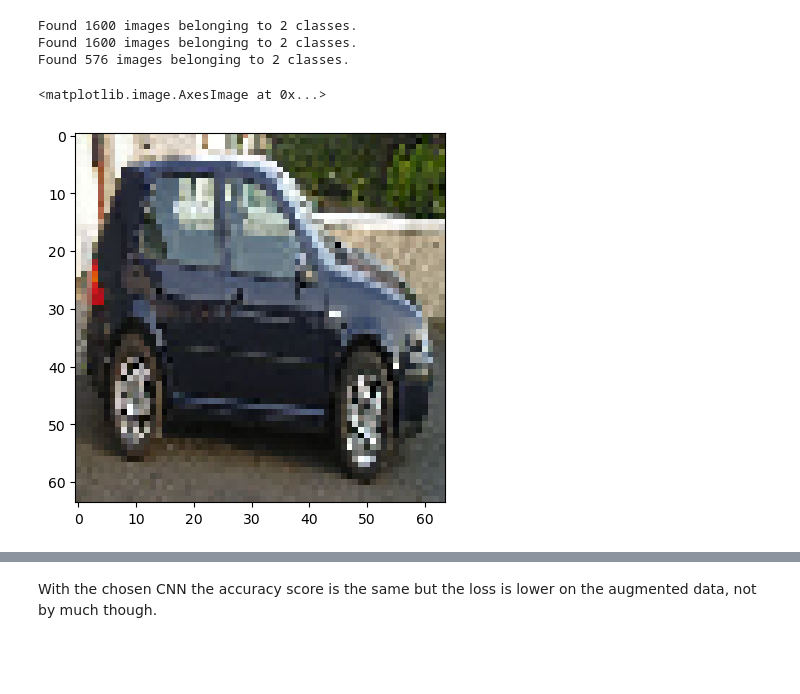
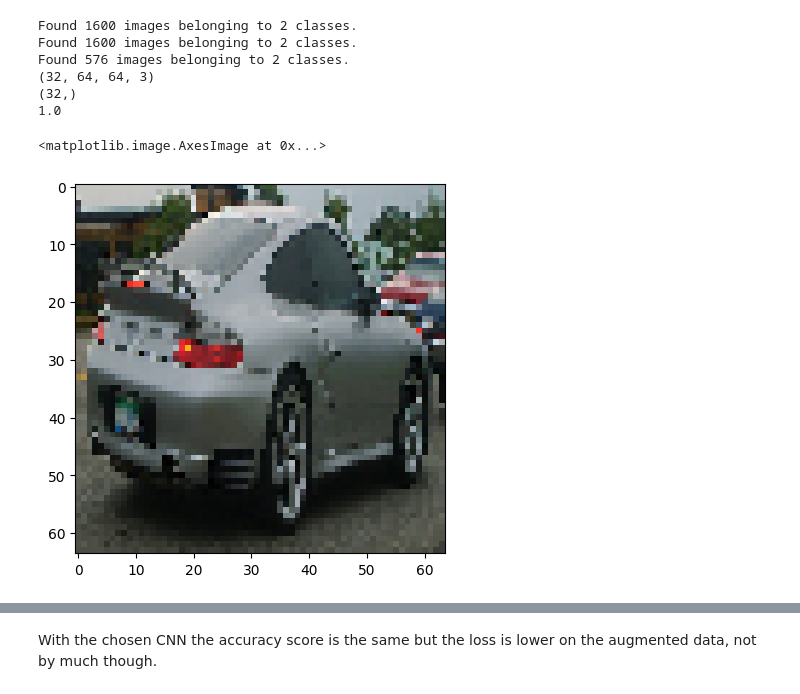
Before and after one commit to alfkar/DAT341, a Jupyter notebook: Assignment5/a5_images/Assignment5.ipynb, the cells around one changed output, grey strips where cells are left out. Drawn from its saved outputs; the diff is of its cells as text; code cells hidden in the pictures; blank space fills up the shorter version.

```diff
--- a/Assignment5/a5_images/Assignment5.ipynb
+++ b/Assignment5/a5_images/Assignment5.ipynb
@@ -28,37 +28,41 @@ Xbatch_aug, Ybatch_aug = train_generator.next()
 
 train_generator = data_gen.flow_from_directory(
     "./train",
     target_size=(img_size, img_size),
     batch_size=batch_size,
     class_mode="binary",
     classes=["other", "car"],
     seed=12345,
     shuffle=True,
 )
 
 Xbatch, Ybatch = train_generator.next()
 
 validation_generator = data_gen.flow_from_directory(
     "./validation",
     target_size=(img_size, img_size),
     batch_size=batch_size,
     class_mode="binary",
     classes=["other", "car"],
     seed=12345,
     shuffle=True,
 )
 
 x_test, y_test = validation_generator.next()
 
-Xbatch.shape
-Ybatch.shape
-plt.imshow(Xbatch[4])
+print(Xbatch.shape)
+print(Ybatch.shape)
+print(Ybatch[0])
+plt.imshow(Xbatch[0])
 # %% [output]
 Found 1600 images belonging to 2 classes.
 Found 1600 images belonging to 2 classes.
 Found 576 images belonging to 2 classes.
+(32, 64, 64, 3)
+(32,)
+1.0
 <matplotlib.image.AxesImage at 0x...>
-[figure, old version]
+[figure, new version]
 # %%
 def make_convnet():
     model = Sequential()
```
Also changed, not shown: parts of 2 cells of this notebook.
